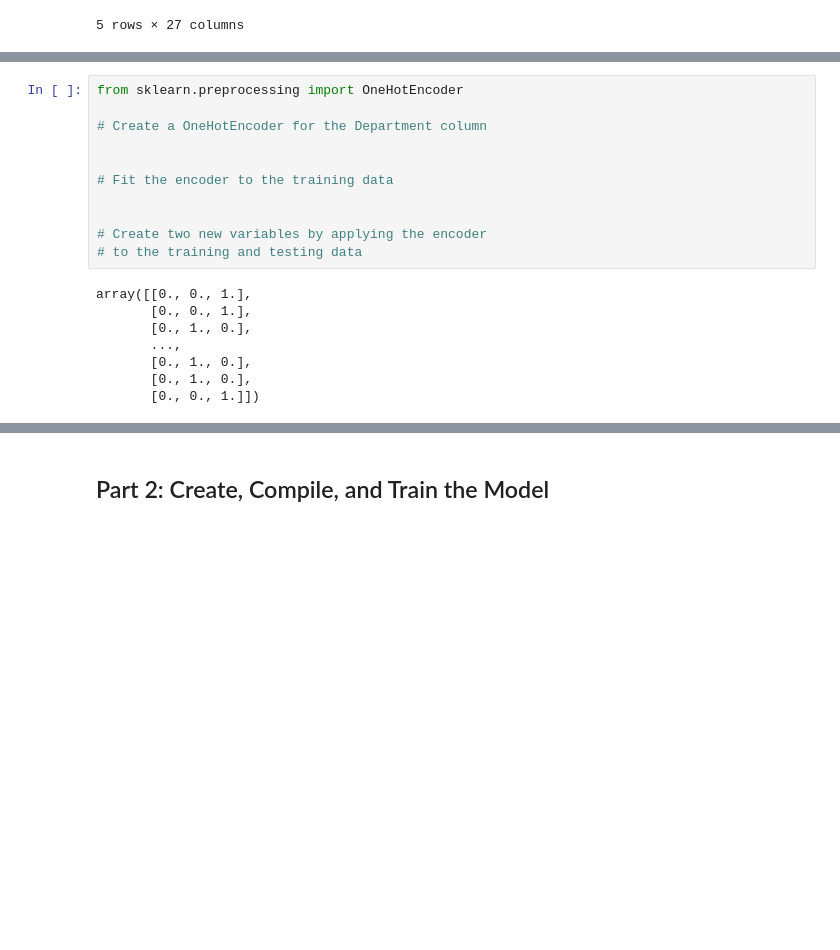
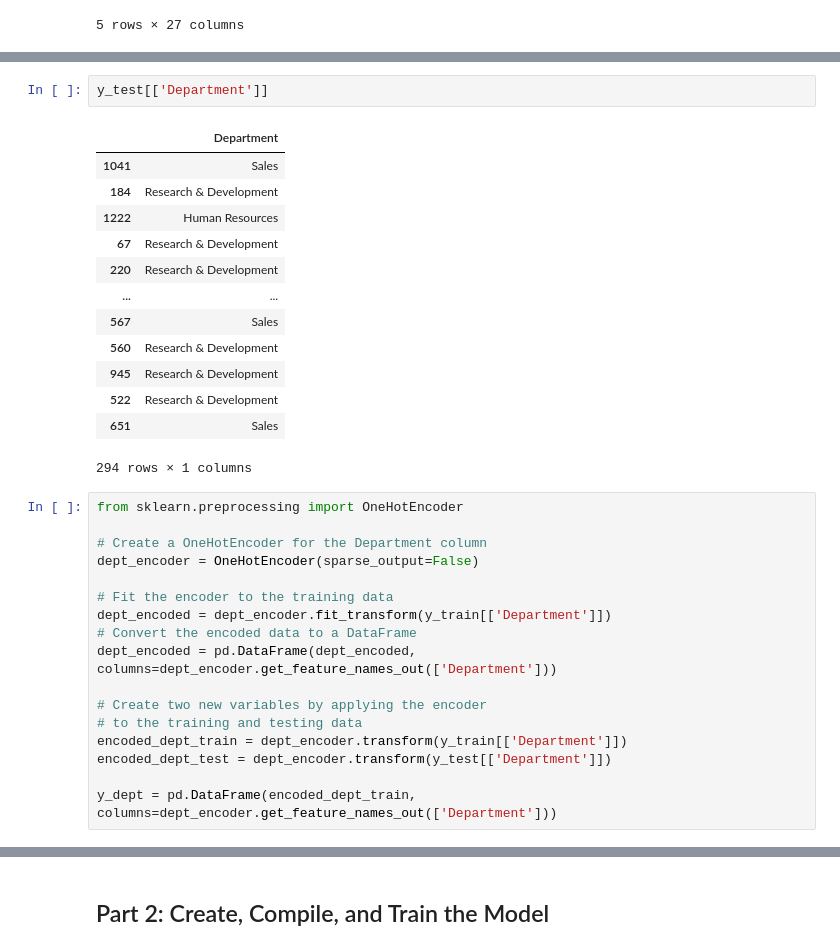
Before and after one commit to yiannisp1822/neural-network-challenge-2, a Jupyter notebook: attrition.ipynb, the cells around one changed output, grey strips where cells are left out. Saved outputs shown, nothing was run; the diff lists cells and outputs as text; blank space fills up the shorter version.

```diff
--- a/attrition.ipynb
+++ b/attrition.ipynb
@@ -88,19 +165,33 @@ dtype: int64
+# %%
+y_test[['Department']]
+# %% [output]
+|  | Department |
+| 1041 | Sales |
+| 184 | Research & Development |
+| 1222 | Human Resources |
+| 67 | Research & Development |
+| 220 | Research & Development |
+| ... | ... |
+| 567 | Sales |
+| 560 | Research & Development |
+| 945 | Research & Development |
+| 522 | Research & Development |
+| 651 | Sales |
+294 rows × 1 columns
 # %%
 from sklearn.preprocessing import OneHotEncoder
 
 # Create a OneHotEncoder for the Department column
-
+dept_encoder = OneHotEncoder(sparse_output=False)
 
 # Fit the encoder to the training data
-
+dept_encoded = dept_encoder.fit_transform(y_train[['Department']])
+# Convert the encoded data to a DataFrame
+dept_encoded = pd.DataFrame(dept_encoded, columns=dept_encoder.get_feature_names_out(['Department']))
 
 # Create two new variables by applying the encoder
 # to the training and testing data
+encoded_dept_train = dept_encoder.transform(y_train[['Department']])
+encoded_dept_test = dept_encoder.transform(y_test[['Department']])
+
+y_dept = pd.DataFrame(encoded_dept_train, columns=dept_encoder.get_feature_names_out(['Department']))
-# %% [output]
-array([[0., 0., 1.],
-       [0., 0., 1.],
-       [0., 1., 0.],
-       ...,
-       [0., 1., 0.],
-       [0., 1., 0.],
-       [0., 0., 1.]])
```
Also changed, not shown: parts of 22 cells of this notebook.
